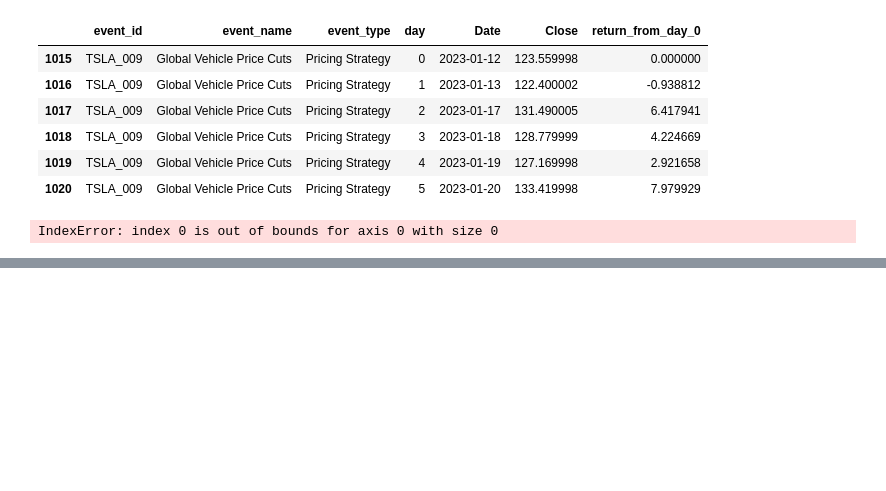
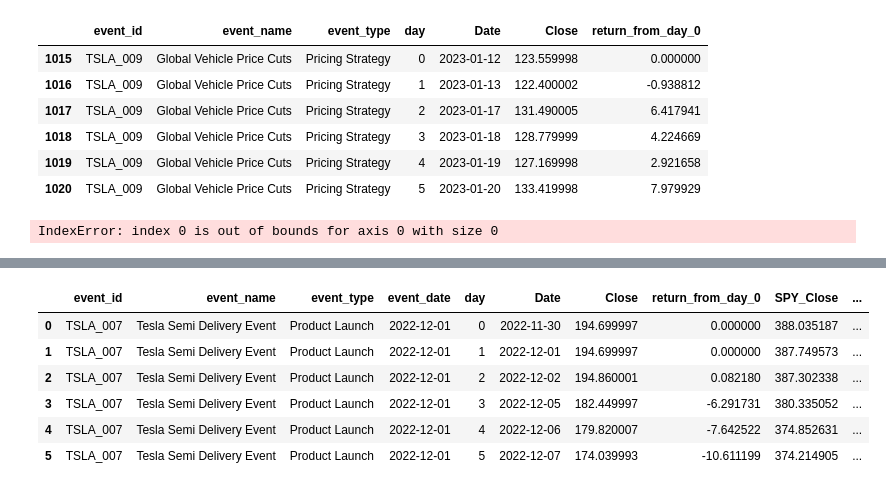
Before and after one commit to Adinolevinson/market-impact-analysis, a Jupyter notebook: notebooks/01_tesla_data.ipynb, the cells around one changed output, grey strips where cells are left out. Cells and saved outputs as stored; diff of their text form; code cells hidden in the pictures; blank space fills up the shorter version.

```diff
--- a/notebooks/01_tesla_data.ipynb
+++ b/notebooks/01_tesla_data.ipynb
@@ -171,0 +247,41 @@ IndexError: index 0 is out of bounds for axis 0 with size 0
+# %%
+window = get_event_window("TSLA_007", events, tesla)
+# %%
+window = window.merge(
+    spy[["Date", "Close"]],
+    on="Date",
+    how="left",
+    suffixes=("", "_SPY")
+)
+
+# Rename the SPY closing-price column
+window = window.rename(
+    columns={"Close_SPY": "SPY_Close"}
+)
+
+# Get SPY's Day 0 closing price
+spy_day_0_close = window.loc[
+    window["day"] == 0,
+    "SPY_Close"
+].iloc[0]
+
+# Calculate SPY return from the same Day 0 baseline
+window["SPY_return_from_day_0"] = (
+    (window["SPY_Close"] / spy_day_0_close) - 1
+) * 100
+
+# Calculate Tesla's return relative to the market
+window["abnormal_return"] = (
+    window["return_from_day_0"]
+    - window["SPY_return_from_day_0"]
+)
+
+window
+# %% [output]
+|  | event_id | event_name | event_type | event_date | day | Date | Close | return_from_day_0 | SPY_Close | ... |
+| 0 | TSLA_007 | Tesla Semi Delivery Event | Product Launch | 2022-12-01 | 0 | 2022-11-30 | 194.699997 | 0.000000 | 388.035187 | ... |
+| 1 | TSLA_007 | Tesla Semi Delivery Event | Product Launch | 2022-12-01 | 1 | 2022-12-01 | 194.699997 | 0.000000 | 387.749573 | ... |
+| 2 | TSLA_007 | Tesla Semi Delivery Event | Product Launch | 2022-12-01 | 2 | 2022-12-02 | 194.860001 | 0.082180 | 387.302338 | ... |
+| 3 | TSLA_007 | Tesla Semi Delivery Event | Product Launch | 2022-12-01 | 3 | 2022-12-05 | 182.449997 | -6.291731 | 380.335052 | ... |
+| 4 | TSLA_007 | Tesla Semi Delivery Event | Product Launch | 2022-12-01 | 4 | 2022-12-06 | 179.820007 | -7.642522 | 374.852631 | ... |
+| 5 | TSLA_007 | Tesla Semi Delivery Event | Product Launch | 2022-12-01 | 5 | 2022-12-07 | 174.039993 | -10.611199 | 374.214905 | ... |
```
Also changed, not shown: parts of 7 cells of this notebook, 2 other files.
